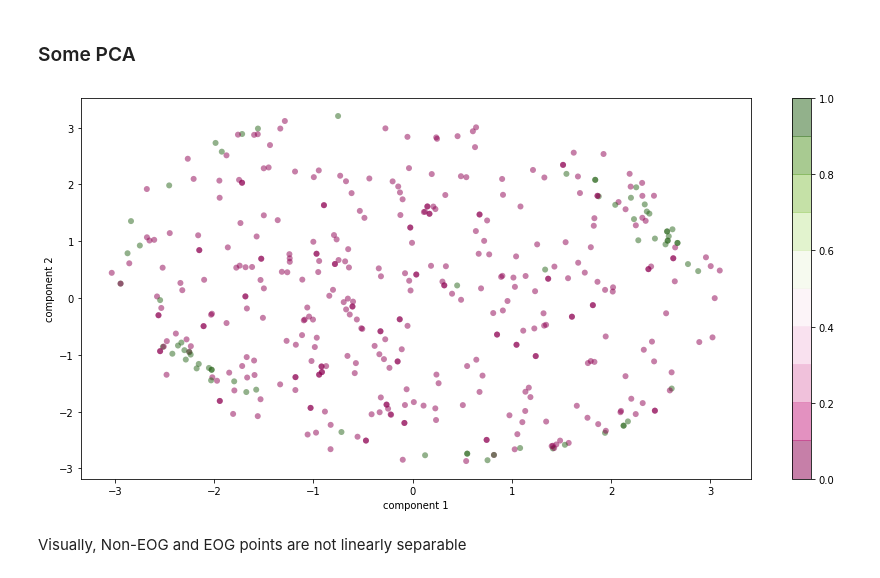
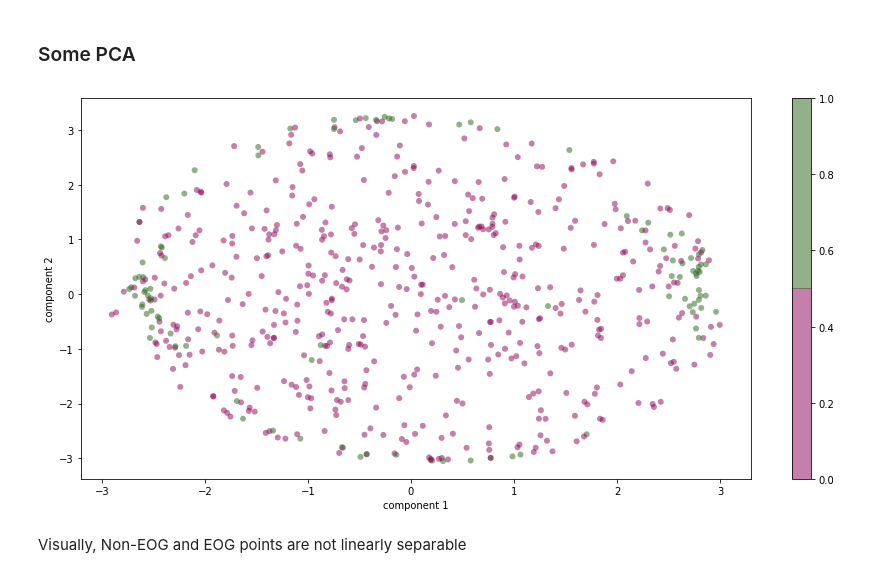
Before and after one commit to Young1906/ica_paper, a Jupyter notebook: Modelling.ipynb, the cells around one changed output. Drawn from its saved outputs; the diff is of its cells as text; code cells hidden in the pictures.

```diff
--- a/Modelling.ipynb
+++ b/Modelling.ipynb
@@ -46,5 +46,5 @@ Wall time: 3min 38s
 ### Load a single csv file
 # %%
 %%time
-df = pd.read_csv("./data/20200307.csv")
+df = pd.read_csv("./data/20200312.csv").drop_duplicates()
 # %% [output]
@@ -71,13 +71,13 @@ projected = pca.fit_transform(df_scaled)
 # %%
 plt.figure(figsize=(15,7))
 plt.scatter(projected[:, 0], projected[:, 1],
             c=df['label'], edgecolor='none', alpha=0.5,
-            cmap=plt.cm.get_cmap('PiYG', 10))
+            cmap=plt.cm.get_cmap('PiYG', 2))
 plt.xlabel('component 1')
 plt.ylabel('component 2')
 plt.colorbar();
 # %% [output]
-[figure, old version]
+[figure, new version]
 # %% [markdown]
 Visually, Non-EOG and EOG points are not linearly separable
 # %% [markdown]
```
Also changed, not shown: parts of 4 cells of this notebook.
